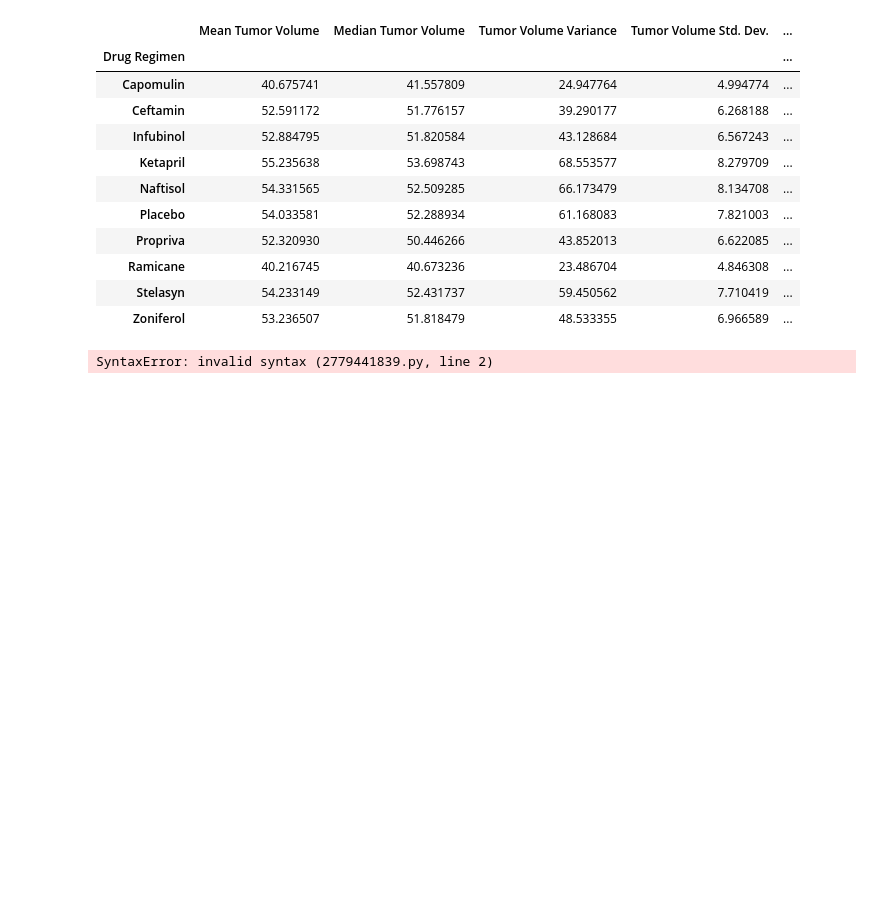
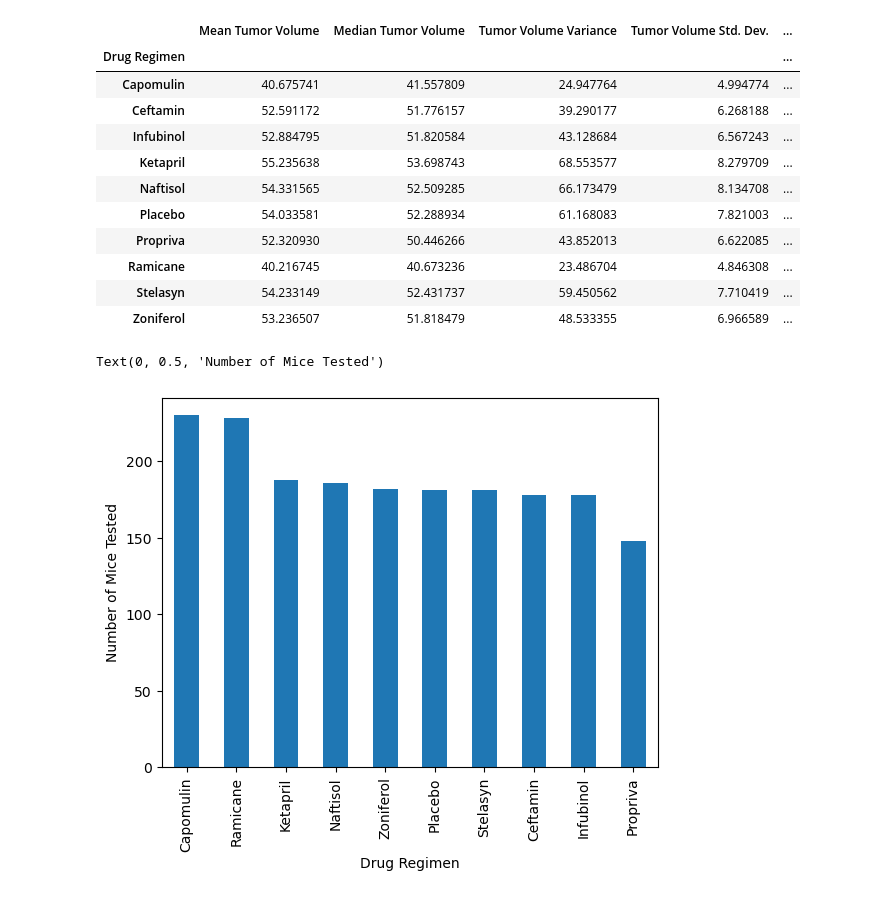
Before and after one commit to bec-n/matplotlib-challenge, a Jupyter notebook: Pymaceuticals.ipynb, the cells around one changed output. Drawn from its saved outputs; the diff is of its cells as text; code cells hidden in the pictures; blank space fills up the shorter version.

```diff
--- a/Pymaceuticals.ipynb
+++ b/Pymaceuticals.ipynb
@@ -158,6 +160,12 @@ summary_drug_df
 # %%
-# Generate a bar plot showing the total number of timepoints for all mice tested for each drug regimen using Pandas.
-clean_df.plot.bar(x=(clean_df["Drug Regimen"]), y=)
+# Generate a bar plot showing the total number of timepoints for all mice tested for each
+# drug regimen using Pandas.
+timepoints = clean_df.groupby("Drug Regimen")["Timepoint"].count()
+timepoints = timepoints.sort_values(ascending=False)
+
+timepoints.plot(kind="bar")
+plt.ylabel("Number of Mice Tested")
 # %% [output]
-SyntaxError: invalid syntax (2779441839.py, line 2)
+Text(0, 0.5, 'Number of Mice Tested')
+[figure, added]
 # %%
```
Also changed, not shown: parts of 13 cells of this notebook.
